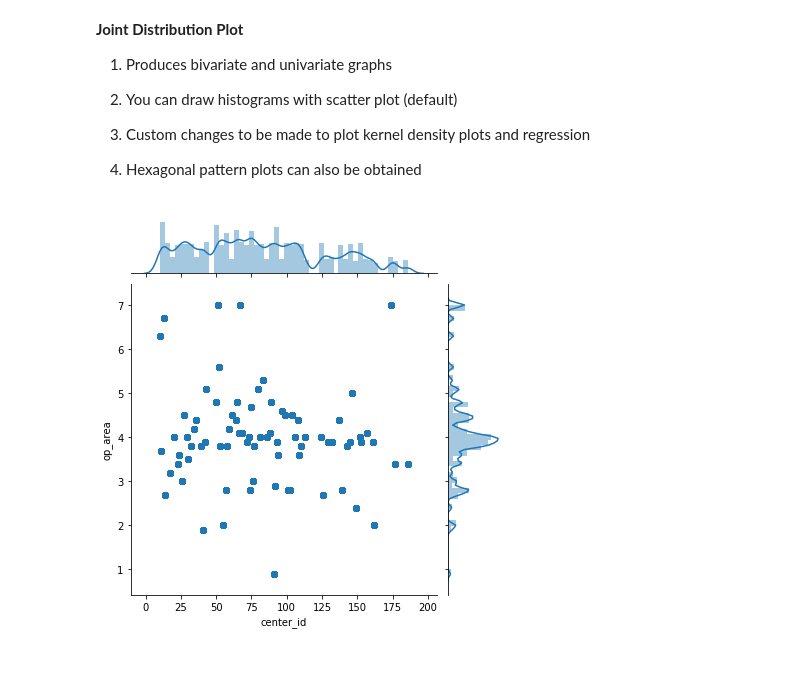
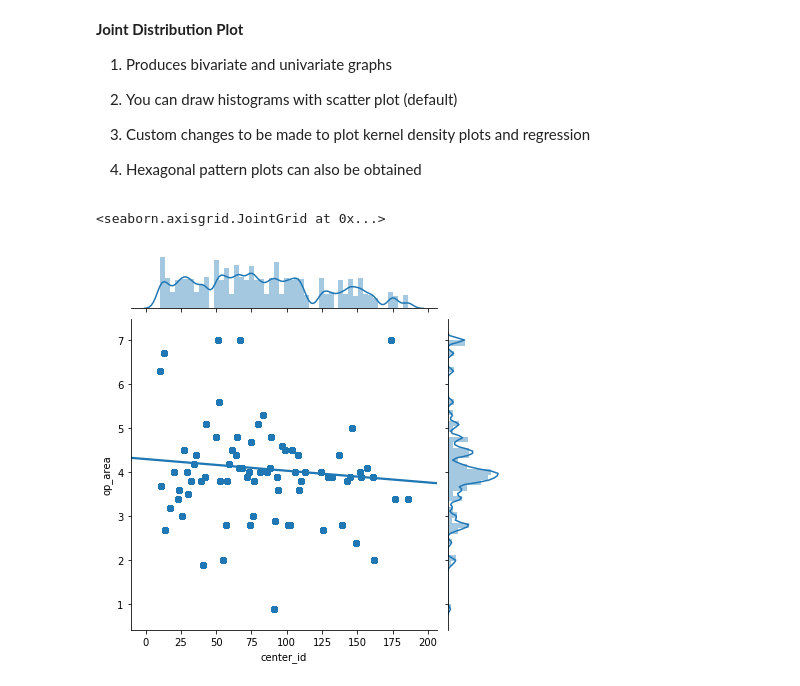
Before and after one commit to IITGuwahati-AI/Learning-Content, a Jupyter notebook: Food_forecast.ipynb, the cells around one changed output. Cells and saved outputs as stored; diff of their text form; code cells hidden in the pictures.

```diff
--- a/Food_forecast.ipynb
+++ b/Food_forecast.ipynb
@@ -300,9 +338,9 @@ sns.barplot(train['homepage_featured'],train['num_orders'])
 3.   Custom changes to be made to plot kernel density plots and regression
 4.   Hexagonal pattern plots can also be obtained
 # %%
-rcParams['figure.figsize'] = 10,15
 sns.jointplot(train['center_id'], train['op_area'], kind = 'reg')
 # %% [output]
+<seaborn.axisgrid.JointGrid at 0x...>
-[figure, old version]
+[figure, new version]
 # %%
 sns.jointplot(train['checkout_price'], train['num_orders'])
```
Also changed, not shown: parts of 23 cells of this notebook.
